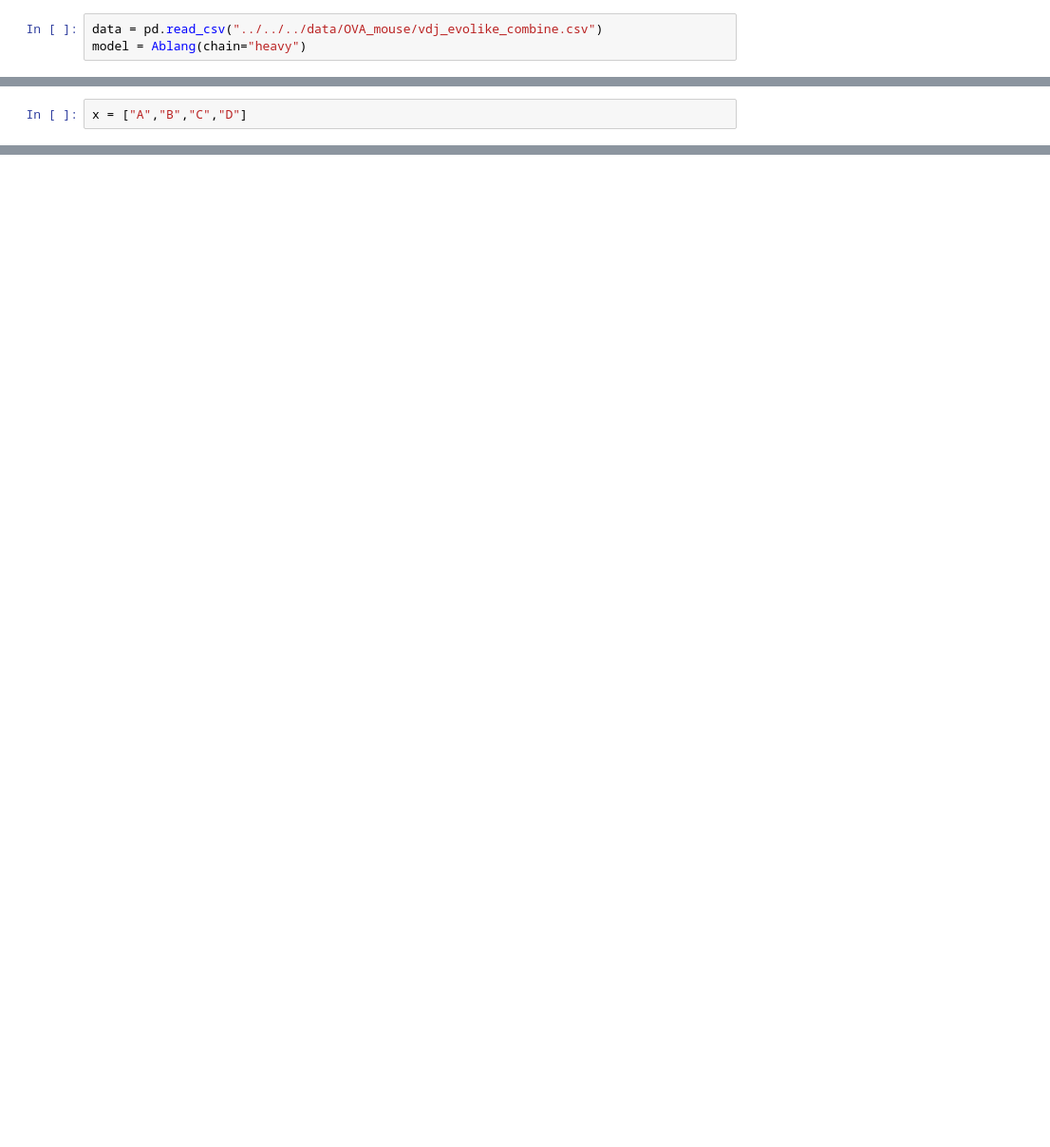
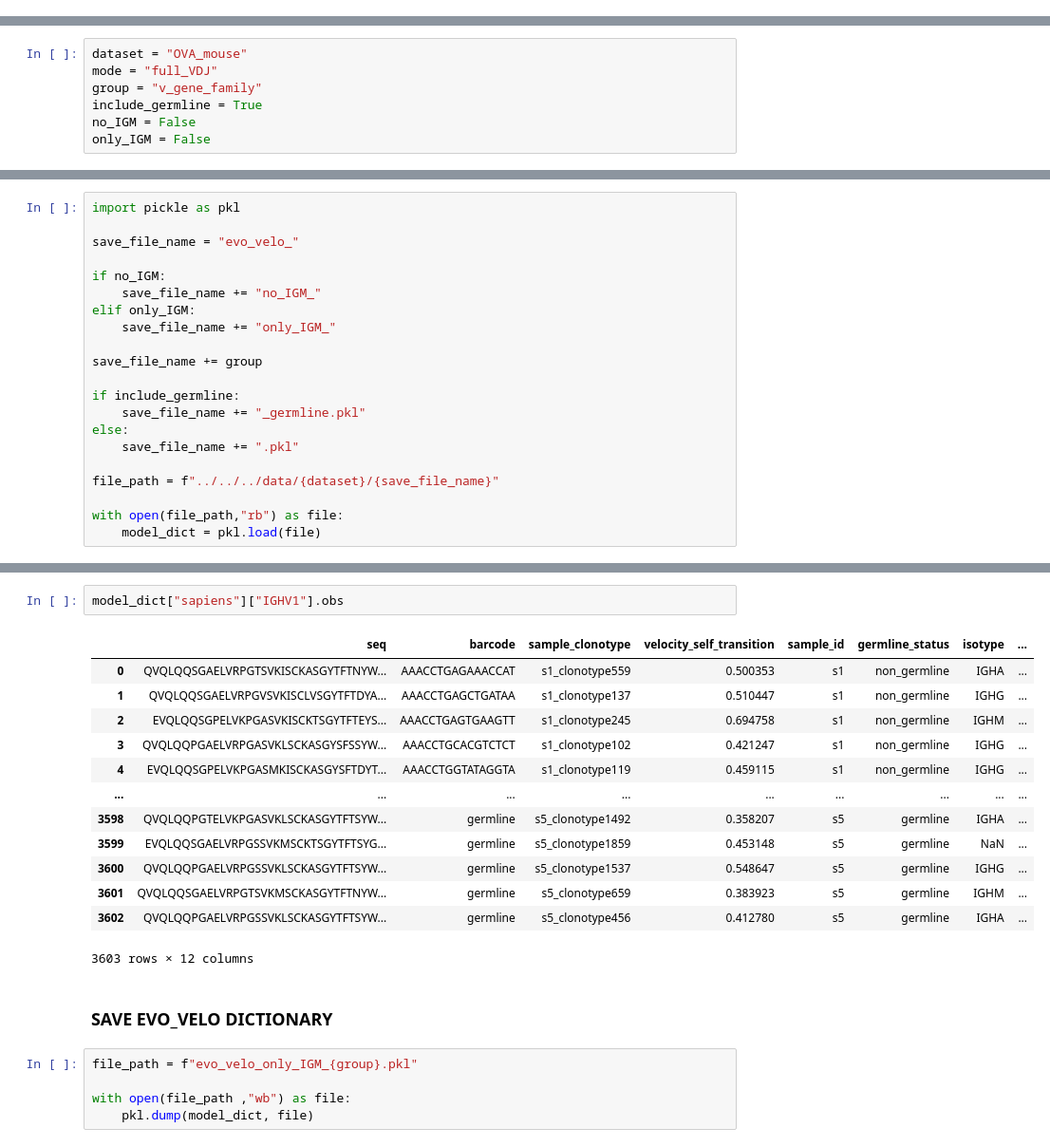
Before and after one commit to anamaysamant/PLM_anamay, a Jupyter notebook: scripts/Evo_velocity_playing.ipynb, the cells around one changed output, grey strips where cells are left out. Shown at 95% size. Drawn from its saved outputs; the diff is of its cells as text; blank space fills up the shorter version.

```diff
--- a/scripts/Evo_velocity_playing.ipynb
+++ b/scripts/Evo_velocity_playing.ipynb
@@ -59,3 +0,0 @@ def compute_evo_velocity(sequence_1, sequence_2, model):
-# %%
-data = pd.read_csv("../../../data/OVA_mouse/vdj_evolike_combine.csv")
-model = Ablang(chain="heavy")
@@ -88,2 +0,0 @@ for sample in pd.unique(data["sample_id"]):
-# %%
-x = ["A","B","C","D"]
@@ -91,0 +13,7 @@ keys = list(output_dict.keys())
+# %%
+dataset = "OVA_mouse"
+mode = "full_VDJ"
+group = "v_gene_family"
+include_germline = True
+no_IGM = False
+only_IGM = False
@@ -91,0 +280,21 @@ keys = list(output_dict.keys())
+# %%
+import pickle as pkl
+
+save_file_name = "evo_velo_"
+
+if no_IGM:
+    save_file_name += "no_IGM_"
+elif only_IGM:
+    save_file_name += "only_IGM_"
+
+save_file_name += group
+
+if include_germline:
+    save_file_name += "_germline.pkl"
+else:
+    save_file_name += ".pkl"
+
+file_path = f"../../../data/{dataset}/{save_file_name}"
+
+with open(file_path,"rb") as file:
+    model_dict = pkl.load(file)
@@ -91,0 +393,23 @@ keys = list(output_dict.keys())
+# %%
+model_dict["sapiens"]["IGHV1"].obs
+# %% [output]
+|  | seq | barcode | sample_clonotype | velocity_self_transition | sample_id | germline_status | isotype | ... |
+| 0 | QVQLQQSGAELVRPGTSVKISCKASGYTFTNYW... | AAACCTGAGAAACCAT | s1_clonotype559 | 0.500353 | s1 | non_germline | IGHA | ... |
+| 1 | QVQLQQSGAELVRPGVSVKISCLVSGYTFTDYA... | AAACCTGAGCTGATAA | s1_clonotype137 | 0.510447 | s1 | non_germline | IGHG | ... |
+| 2 | EVQLQQSGPELVKPGASVKISCKTSGYTFTEYS... | AAACCTGAGTGAAGTT | s1_clonotype245 | 0.694758 | s1 | non_germline | IGHM | ... |
+| 3 | QVQLQQPGAELVRPGASVKLSCKASGYSFSSYW... | AAACCTGCACGTCTCT | s1_clonotype102 | 0.421247 | s1 | non_germline | IGHG | ... |
+| 4 | EVQLQQSGPELVKPGASMKISCKASGYSFTDYT... | AAACCTGGTATAGGTA | s1_clonotype119 | 0.459115 | s1 | non_germline | IGHG | ... |
+| ... | ... | ... | ... | ... | ... | ... | ... | ... |
+| 3598 | QVQLQQPGTELVKPGASVKLSCKASGYTFTSYW... | germline | s5_clonotype1492 | 0.358207 | s5 | germline | IGHA | ... |
+| 3599 | EVQLQQSGAELVRPGSSVKMSCKTSGYTFTSYG... | germline | s5_clonotype1859 | 0.453148 | s5 | germline | NaN | ... |
+| 3600 | QVQLQQPGAELVRPGSSVKLSCKASGYTFTSYW... | germline | s5_clonotype1537 | 0.548647 | s5 | germline | IGHG | ... |
+| 3601 | QVQLQQSGAELVRPGTSVKMSCKASGYTFTNYW... | germline | s5_clonotype659 | 0.383923 | s5 | germline | IGHM | ... |
+| 3602 | QVQLQQPGAELVRPGSSVKLSCKASGYTFTSYW... | germline | s5_clonotype456 | 0.412780 | s5 | germline | IGHA | ... |
+3603 rows × 12 columns
+# %% [markdown]
+### SAVE EVO_VELO DICTIONARY
+# %%
+file_path = f"evo_velo_only_IGM_{group}.pkl"
+
+with open(file_path ,"wb") as file:
+    pkl.dump(model_dict, file)
```
Also changed, not shown: parts of 27 cells of this notebook, 16 other files.
